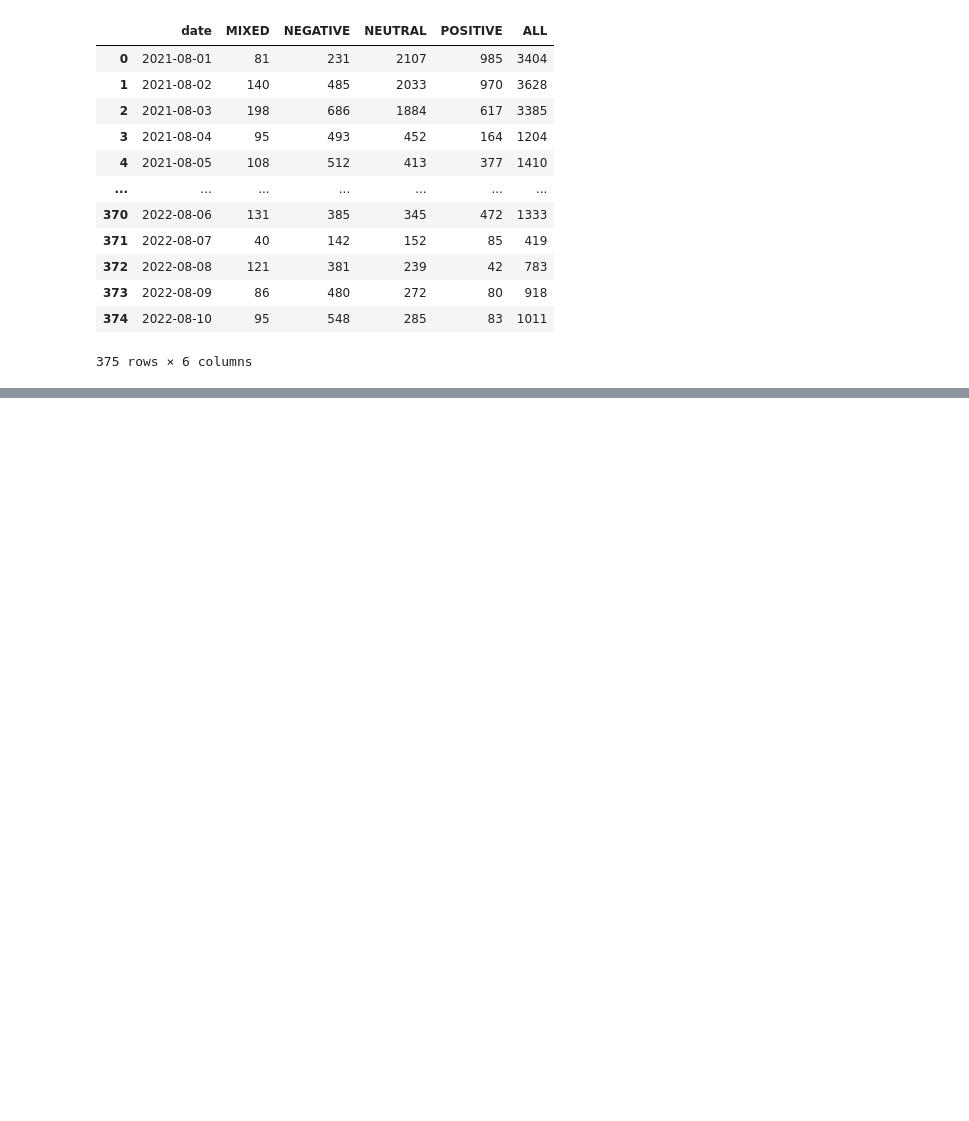
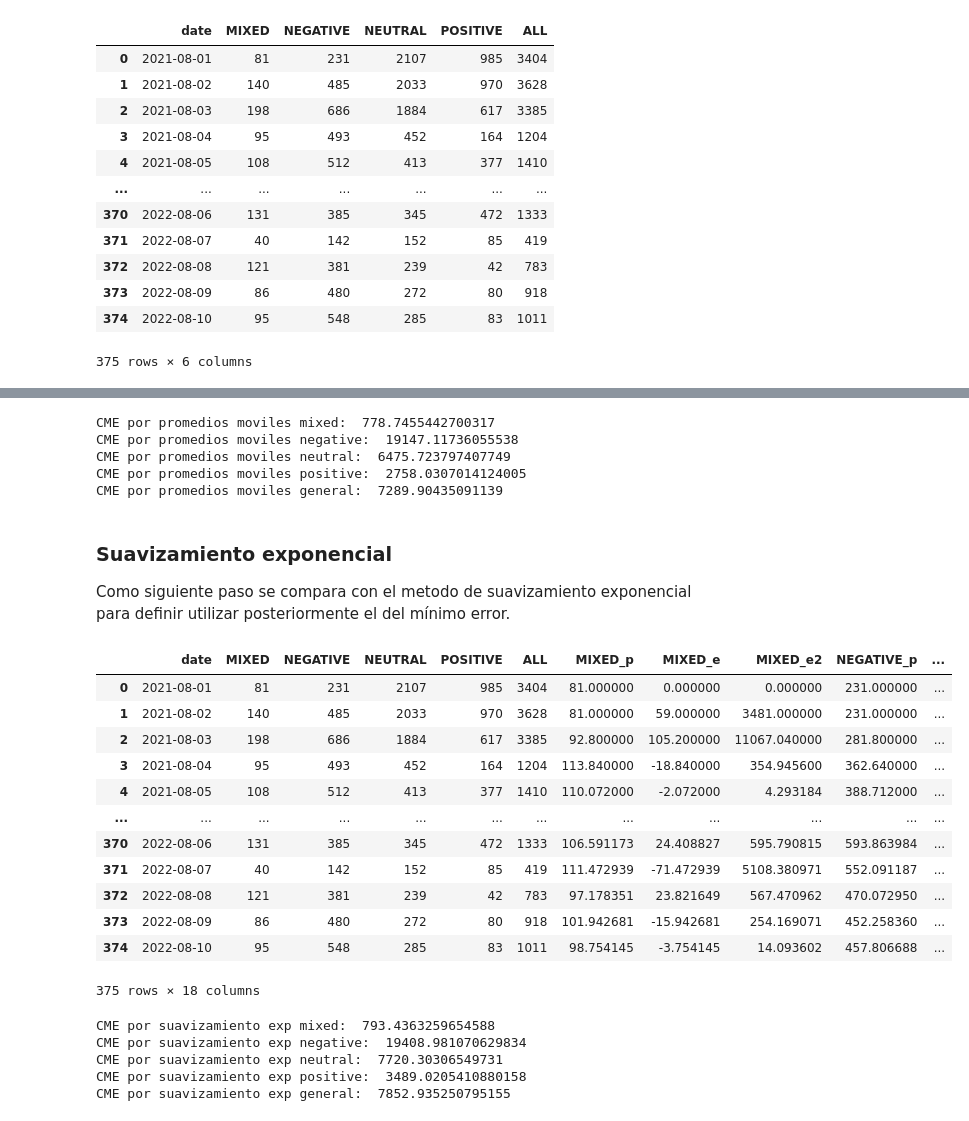
Before and after one commit to a01634928/tarea_entrevista_aa, a Jupyter notebook: graficas/src/main.ipynb, the cells around one changed output, grey strips where cells are left out. Drawn from its saved outputs; the diff is of its cells as text; code cells hidden in the pictures; blank space fills up the shorter version.

```diff
--- a/graficas/src/main.ipynb
+++ b/graficas/src/main.ipynb
@@ -56,0 +107,61 @@ df_out
+# %%
+cme_pm_mixed = df_pm['MIXED_e2'].sum() / df_pm.size
+cme_pm_negative = df_pm['NEGATIVE_e2'].sum() / df_pm.size
+cme_pm_neutral = df_pm['NEUTRAL_e2'].sum() / df_pm.size
+cme_pm_positive = df_pm['POSITIVE_e2'].sum() / df_pm.size
+cme_pm_avg = (cme_pm_mixed + cme_pm_negative + cme_pm_neutral + cme_pm_positive)/4
+print('CME por promedios moviles mixed: ',cme_pm_mixed)
+print('CME por promedios moviles negative: ',cme_pm_negative)
+print('CME por promedios moviles neutral: ',cme_pm_neutral)
+print('CME por promedios moviles positive: ',cme_pm_positive)
+print('CME por promedios moviles general: ',cme_pm_avg)
+# %% [output]
+CME por promedios moviles mixed:  778.7455442700317
+CME por promedios moviles negative:  19147.11736055538
+CME por promedios moviles neutral:  6475.723797407749
+CME por promedios moviles positive:  2758.0307014124005
+CME por promedios moviles general:  7289.90435091139
+# %% [markdown]
+### Suavizamiento exponencial
+Como siguiente paso se compara con el metodo de suavizamiento exponencial para definir utilizar posteriormente el del mínimo error.
+# %%
+from statsmodels.tsa.api import SimpleExpSmoothing
+df_se = df.copy()
+for i in column_names:
+    prediccion_se=SimpleExpSmoothing(df_se[i]).fit(smoothing_level=0.2,optimized=False)
+    prediccion = prediccion_se.fittedvalues
+    df_se[i+'_p'] = prediccion
+    df_se[i+'_e'] = df_se[i] - df_se[i+'_p']
+    df_se[i+'_e2'] = df_se[i+'_e']**2
+df_se
+# %% [output]
+|  | date | MIXED | NEGATIVE | NEUTRAL | POSITIVE | ALL | MIXED_p | MIXED_e | MIXED_e2 | NEGATIVE_p | ... |
+| 0 | 2021-08-01 | 81 | 231 | 2107 | 985 | 3404 | 81.000000 | 0.000000 | 0.000000 | 231.000000 | ... |
+| 1 | 2021-08-02 | 140 | 485 | 2033 | 970 | 3628 | 81.000000 | 59.000000 | 3481.000000 | 231.000000 | ... |
+| 2 | 2021-08-03 | 198 | 686 | 1884 | 617 | 3385 | 92.800000 | 105.200000 | 11067.040000 | 281.800000 | ... |
+| 3 | 2021-08-04 | 95 | 493 | 452 | 164 | 1204 | 113.840000 | -18.840000 | 354.945600 | 362.640000 | ... |
+| 4 | 2021-08-05 | 108 | 512 | 413 | 377 | 1410 | 110.072000 | -2.072000 | 4.293184 | 388.712000 | ... |
+| ... | ... | ... | ... | ... | ... | ... | ... | ... | ... | ... | ... |
+| 370 | 2022-08-06 | 131 | 385 | 345 | 472 | 1333 | 106.591173 | 24.408827 | 595.790815 | 593.863984 | ... |
+| 371 | 2022-08-07 | 40 | 142 | 152 | 85 | 419 | 111.472939 | -71.472939 | 5108.380971 | 552.091187 | ... |
+| 372 | 2022-08-08 | 121 | 381 | 239 | 42 | 783 | 97.178351 | 23.821649 | 567.470962 | 470.072950 | ... |
+| 373 | 2022-08-09 | 86 | 480 | 272 | 80 | 918 | 101.942681 | -15.942681 | 254.169071 | 452.258360 | ... |
+| 374 | 2022-08-10 | 95 | 548 | 285 | 83 | 1011 | 98.754145 | -3.754145 | 14.093602 | 457.806688 | ... |
+375 rows × 18 columns
+# %%
+cme_se_mixed = df_se['MIXED_e2'].sum() / df_se.size
+cme_se_negative = df_se['NEGATIVE_e2'].sum() / df_se.size
+cme_se_neutral = df_se['NEUTRAL_e2'].sum() / df_se.size
+cme_se_positive = df_se['POSITIVE_e2'].sum() / df_se.size
+cme_se_avg = (cme_se_mixed + cme_se_negative + cme_se_neutral + cme_se_positive)/4
+print('CME por suavizamiento exp mixed: ',cme_se_mixed)
+print('CME por suavizamiento exp negative: ',cme_se_negative)
+print('CME por suavizamiento exp neutral: ',cme_se_neutral)
+print('CME por suavizamiento exp positive: ',cme_se_positive)
+print('CME por suavizamiento exp general: ',cme_se_avg)
+# %% [output]
+CME por suavizamiento exp mixed:  793.4363259654588
+CME por suavizamiento exp negative:  19408.981070629834
+CME por suavizamiento exp neutral:  7720.30306549731
+CME por suavizamiento exp positive:  3489.0205410880158
+CME por suavizamiento exp general:  7852.935250795155
```
Also changed, not shown: parts of 8 cells of this notebook.
